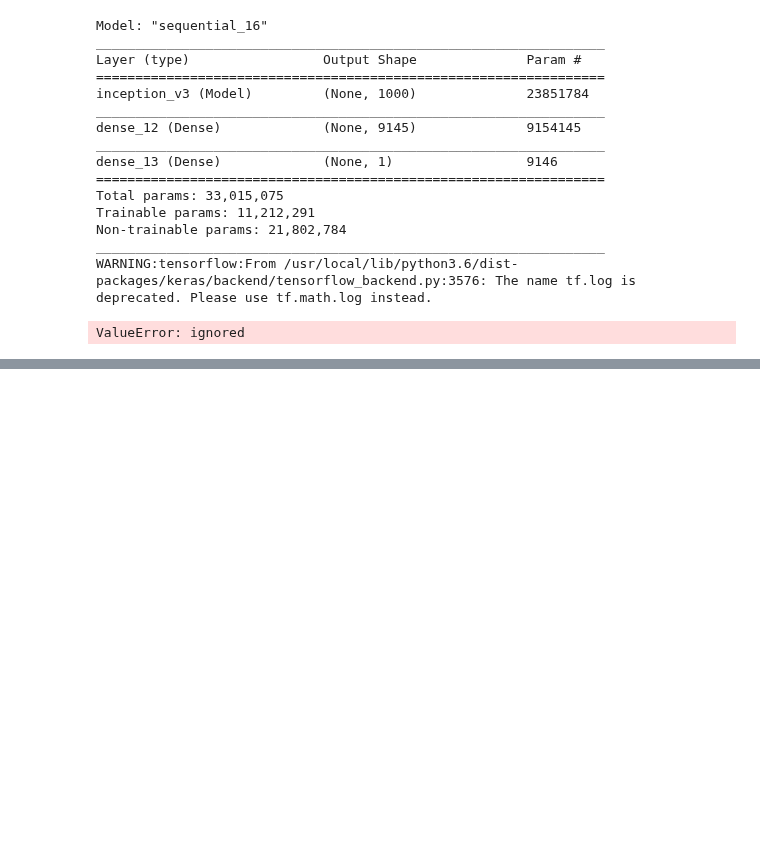
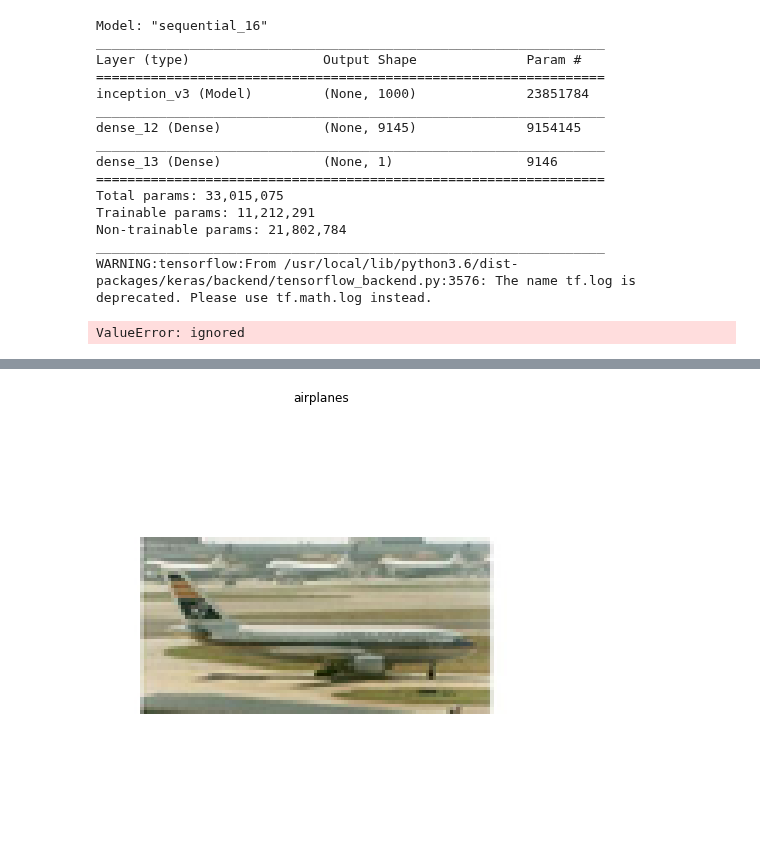
Before and after one commit to wisrovi/RedesNeuronales, a Jupyter notebook: 07MAIR-WilliamSteveRodriguezVillamizar.ipynb, the cells around one changed output, grey strips where cells are left out. Saved outputs shown, nothing was run; the diff lists cells and outputs as text; code cells hidden in the pictures; blank space fills up the shorter version.

```diff
--- a/07MAIR-WilliamSteveRodriguezVillamizar.ipynb
+++ b/07MAIR-WilliamSteveRodriguezVillamizar.ipynb
@@ -196 +224,12 @@ plt.show()
+# %%
+def plot_image(img, title):
+    plt.figure(figsize=(8, 8))
+    plt.imshow(img)
+    plt.title(title)
+    plt.axis('off')
+    plt.show()
+
+plot_image(x_train_all[250], y_train_all[250])
+# %% [output]
+[figure, added]
 # %%
```
Also changed, not shown: parts of 15 cells of this notebook.
